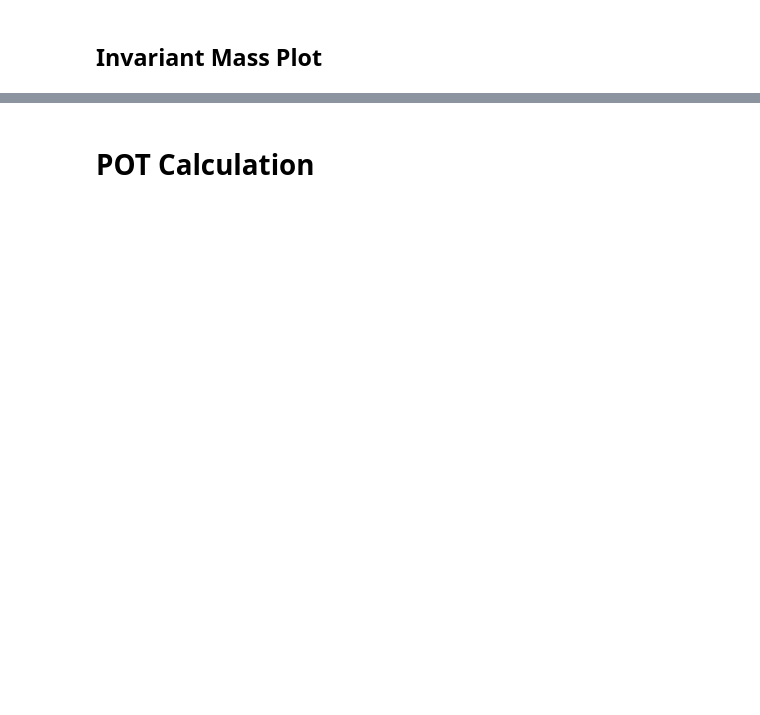
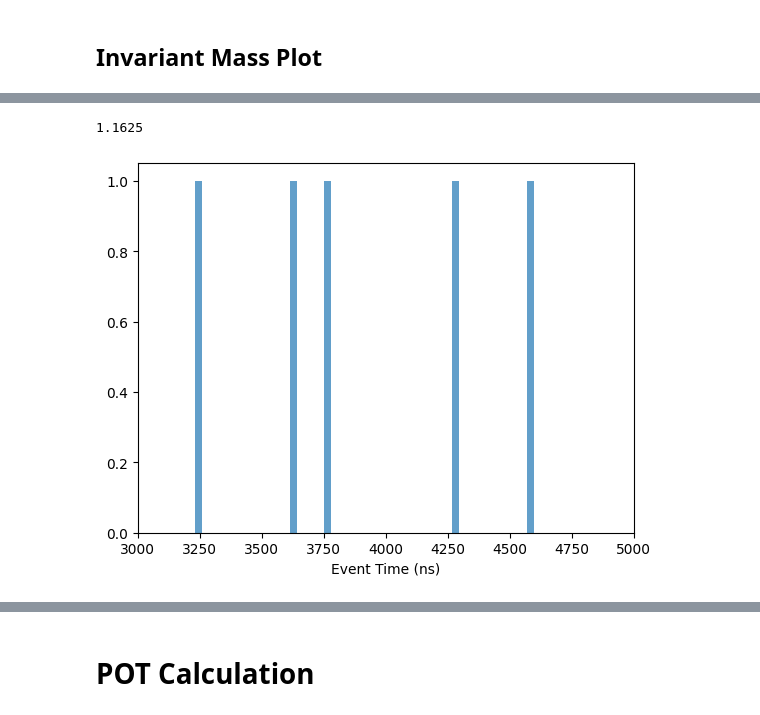
Before and after one commit to JoeBateman/uboone_epem_trident, a Jupyter notebook: evgen_plotter.ipynb, the cells around one changed output, grey strips where cells are left out. Cells and saved outputs as stored; diff of their text form; code cells hidden in the pictures; blank space fills up the shorter version.

```diff
--- a/evgen_plotter.ipynb
+++ b/evgen_plotter.ipynb
@@ -248,0 +308,39 @@ plt.show()
+# %%
+2.325/2
+# %% [output]
+1.1625
+# %%
+MicroBooNEGlobalTimeOffset = 3125.0 # ns
+MicroBooNERandomTimeOffset = 1600.0 # ns
+
+n_evts = df['Event'].nunique()
+
+### Generate random positions within the cryostat. Not using this for now,as the flux is for the active volume only.
+# r = cryo_diameter / 2
+
+# x_rand = np.random.uniform(-r, r, 2*n_evts)
+# y_rand = np.random.uniform(-r, r, 2*n_evts)
+# z_rand = np.random.uniform(0, cryo_length, 2*n_evts)
+
+# xy_mask = x_rand**2 + y_rand**2 <= r**2
+# x_rand = x_rand[xy_mask][:n_evts]
+# y_rand = y_rand[xy_mask][:n_evts]
+# z_rand = z_rand[xy_mask][:n_evts]
+
+x_rand = np.random.uniform(-cage_width/2, cage_width/2, n_evts)  # m
+y_rand = np.random.uniform(-cage_height/2, cage_height/2, n_evts)  # m
+z_rand = np.random.uniform(0, cage_length, n_evts)  # m
+
+t_rand = MicroBooNEGlobalTimeOffset + MicroBooNERandomTimeOffset * np.random.uniform(0, 1, n_evts)  # ns
+
+event_positions = np.column_stack((x_rand * 100, y_rand * 100, z_rand * 100, t_rand))  # shape (n_evts, 4), units cm and ns
+df_positions = pd.DataFrame(event_positions, columns=['pos_scatter_1', 'pos_scatter_2', 'pos_scatter_3', 'pos_scatter_0'])
+df_positions['Event'] = df['Event'].unique()
+df = df.merge(df_positions, on='Event')
+# %%
+plt.hist(t_rand, bins=50, histtype='stepfilled', alpha=0.7)
+plt.xlim(3000, 5000)
+plt.xlabel('Event Time (ns)')
+plt.show()
+# %% [output]
+[figure, added]
```
Also changed, not shown: parts of 20 cells of this notebook.
